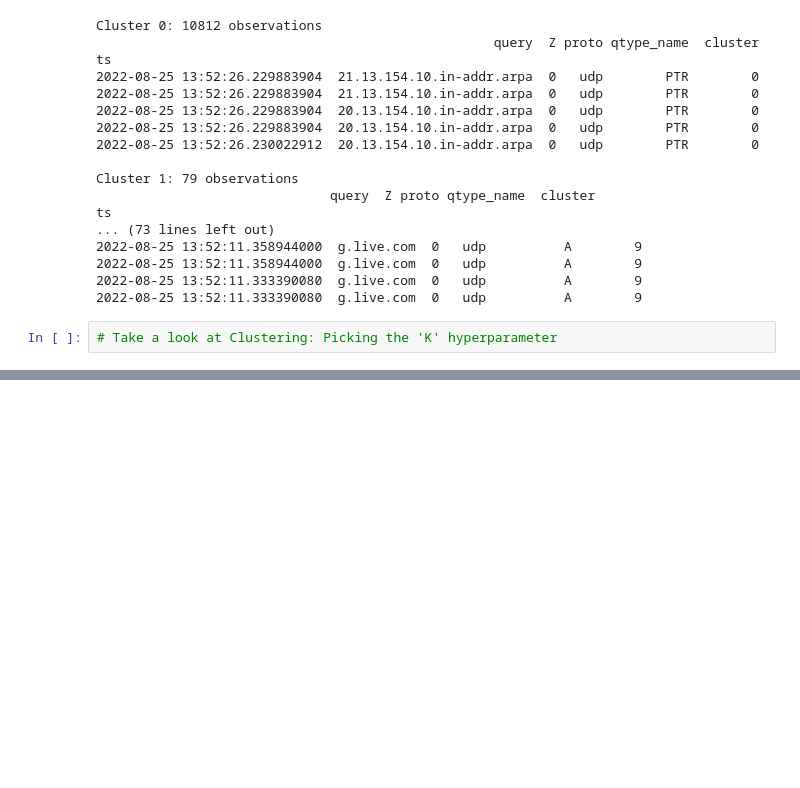
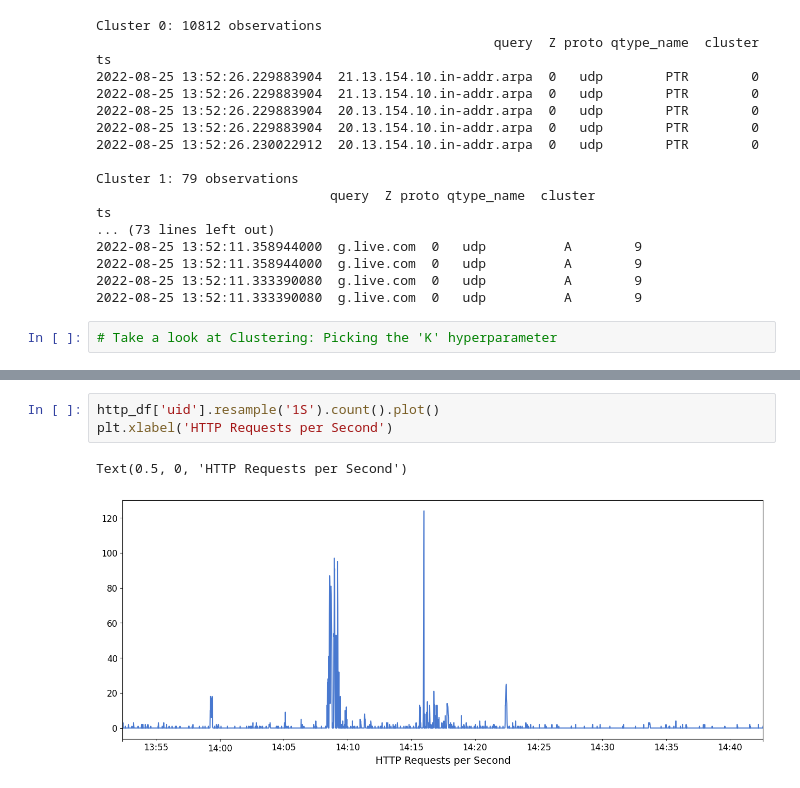
Before and after one commit to AI-Learning-Land/zat, a Jupyter notebook: notebooks/Network_Monitoring_AI.ipynb, the cells around one changed output, grey strips where cells are left out. Saved outputs shown, nothing was run; the diff lists cells and outputs as text; blank space fills up the shorter version.

```diff
--- a/notebooks/Network_Monitoring_AI.ipynb
+++ b/notebooks/Network_Monitoring_AI.ipynb
@@ -465,0 +517,6 @@ ts
+# %%
+http_df['uid'].resample('1S').count().plot()
+plt.xlabel('HTTP Requests per Second')
+# %% [output]
+Text(0.5, 0, 'HTTP Requests per Second')
+[figure, added]
```
Also changed, not shown: parts of 4 cells of this notebook.
